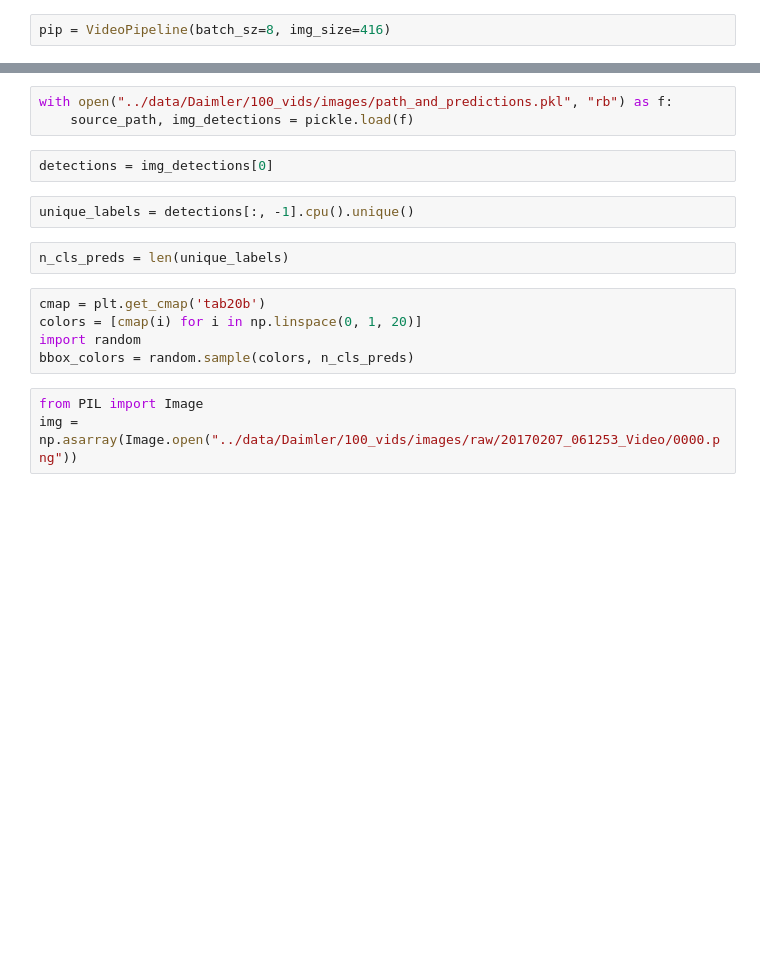
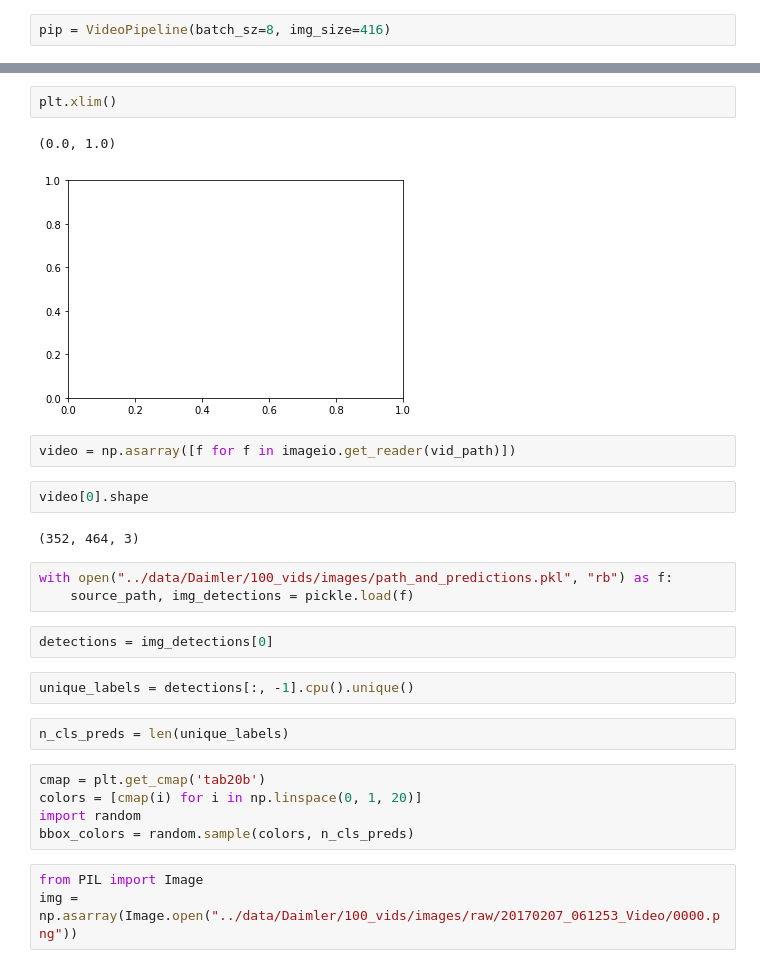
Before and after one commit to dumbPy/SceneR2, a Jupyter notebook: Notebooks/Video_Pipeline.ipynb, the cells around one changed output, grey strips where cells are left out. Saved outputs shown, nothing was run; the diff lists cells and outputs as text; blank space fills up the shorter version.

```diff
--- a/Notebooks/Video_Pipeline.ipynb
+++ b/Notebooks/Video_Pipeline.ipynb
@@ -55,3 +59,14 @@ for f in imageio.get_reader(vid_path):
+# %%
+plt.xlim()
+# %% [output]
+(0.0, 1.0)
+[figure, added]
+# %%
+video = np.asarray([f for f in imageio.get_reader(vid_path)])
+# %%
+video[0].shape
+# %% [output]
+(352, 464, 3)
 # %%
 with open("../data/Daimler/100_vids/images/path_and_predictions.pkl", "rb") as f:
     source_path, img_detections = pickle.load(f)
```
Also changed, not shown: parts of 15 cells of this notebook, 7 other files.
